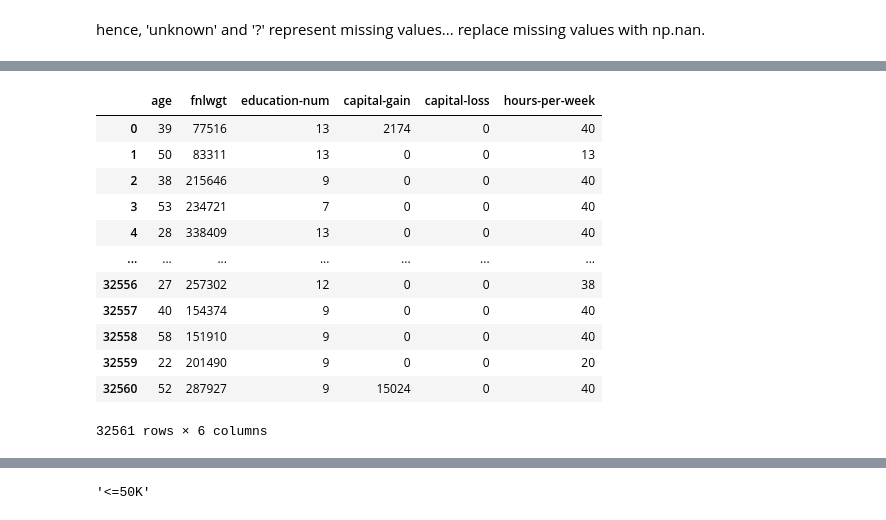
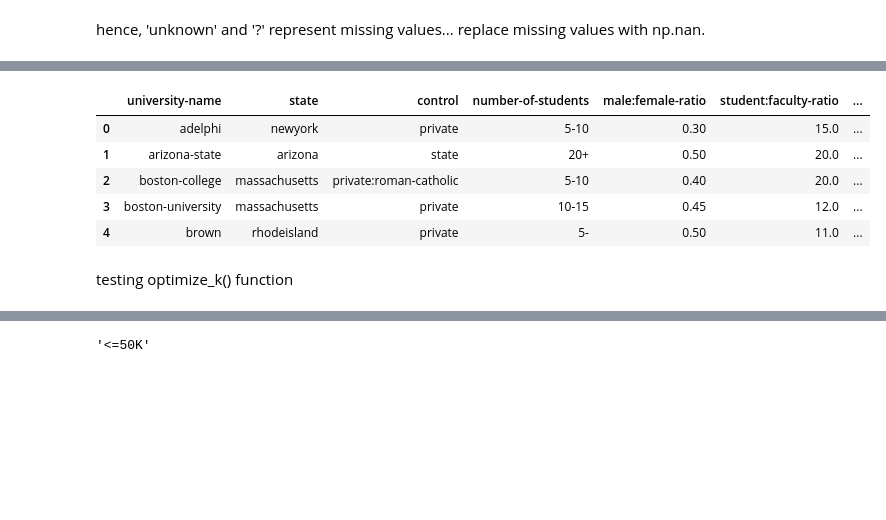
Before and after one commit to wisdomleck/Machine_Learning_A1, a Jupyter notebook: Assignment_1_Michael.ipynb, the cells around one changed output, grey strips where cells are left out. Cells and saved outputs as stored; diff of their text form; code cells hidden in the pictures; blank space fills up the shorter version.

```diff
--- a/Assignment_1_Michael.ipynb
+++ b/Assignment_1_Michael.ipynb
@@ -49,6 +49,19 @@ def read_data(filename: str):
 
     return df
 
+def get_dtypes(filename: str):
+
+    dtypes = {}
+
+    attributes = open("datasets/university.dtypes.txt").read().split("\n")
+
+    for attribute in attributes:
+        name = attribute.split(": ")[0]
+        dtype = attribute.split(": ")[1]
+        dtypes[name] = dtype
+
+    return dtypes
+
 def replace_all(df, d):
 
     # replace multiple strings (i.e. '?' and 'unknown' with np.nan)
@@ -75,7 +88,7 @@ filenames
  'wdbc',
  'wine']
 # %%
-filename = "adult"
-df = read_data(filename)
-df.head()
+for filename in filenames:
+    df = read_data(filename)
+    print(df.head())
 # %% [output]
@@ -108,16 +132,3 @@ df.head()
 # attribute_value_counter = {k:v for k, v in sorted(attribute_value_counter.items(), key = lambda item: item[1], reverse = True)}
 # %% [markdown]
 hence, 'unknown' and '?' represent missing values... replace missing values with np.nan.
-# %%
-# This function should prepare the data by reading it from a file and converting it into a useful format for training and testing
-
-def preprocess(df):
-
-    # replace missing values with np.nan
-
-    replacements = {"unknown": np.nan, "?": np.nan}
-    df = replace_all(df, replacements)
-
-    return df
-# %%
-df = preprocess(df)
@@ -143,16 +134,0 @@ dtype: object
-# %%
-df.select_dtypes(include = ['int64', 'int32', 'float'])
-# %% [output]
-|  | age | fnlwgt | education-num | capital-gain | capital-loss | hours-per-week |
-| 0 | 39 | 77516 | 13 | 2174 | 0 | 40 |
-| 1 | 50 | 83311 | 13 | 0 | 0 | 13 |
-| 2 | 38 | 215646 | 9 | 0 | 0 | 40 |
-| 3 | 53 | 234721 | 7 | 0 | 0 | 40 |
-| 4 | 28 | 338409 | 13 | 0 | 0 | 40 |
-| ... | ... | ... | ... | ... | ... | ... |
-| 32556 | 27 | 257302 | 12 | 0 | 0 | 38 |
-| 32557 | 40 | 154374 | 9 | 0 | 0 | 40 |
-| 32558 | 58 | 151910 | 9 | 0 | 0 | 40 |
-| 32559 | 22 | 201490 | 9 | 0 | 0 | 20 |
-| 32560 | 52 | 287927 | 9 | 15024 | 0 | 40 |
-32561 rows × 6 columns
@@ -161 +193,13 @@ values = df["capital-gain"].values.tolist()
+# %%
+filename = "university"
+df = read_data(filename)
+df = preprocess(df, filename)
+df.head()
+# %% [output]
+|  | university-name | state | control | number-of-students | male:female-ratio | student:faculty-ratio | ... |
+| 0 | adelphi | newyork | private | 5-10 | 0.30 | 15.0 | ... |
+| 1 | arizona-state | arizona | state | 20+ | 0.50 | 20.0 | ... |
+| 2 | boston-college | massachusetts | private:roman-catholic | 5-10 | 0.40 | 20.0 | ... |
+| 3 | boston-university | massachusetts | private | 10-15 | 0.45 | 12.0 | ... |
+| 4 | brown | rhodeisland | private | 5- | 0.50 | 11.0 | ... |
 # %%
@@ -229,5 +276,7 @@ def optimise_k(values, ks):
         wsss[k] = wss
 
     return wsss
+# %% [markdown]
+testing optimize_k() function
 # %%
 # kss = [3, 5, 10, 50, 100]
```
Also changed, not shown: parts of 28 cells of this notebook, 4 other files.
